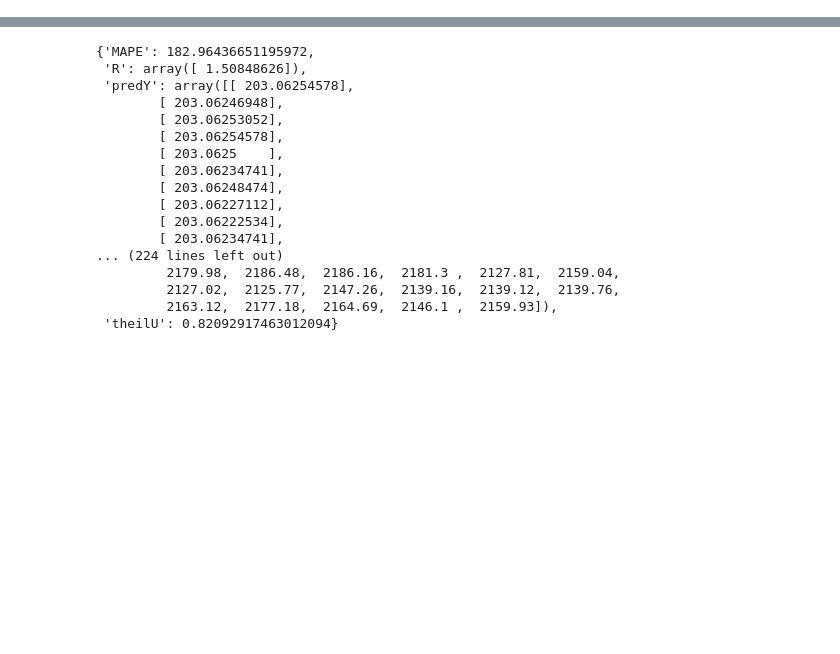
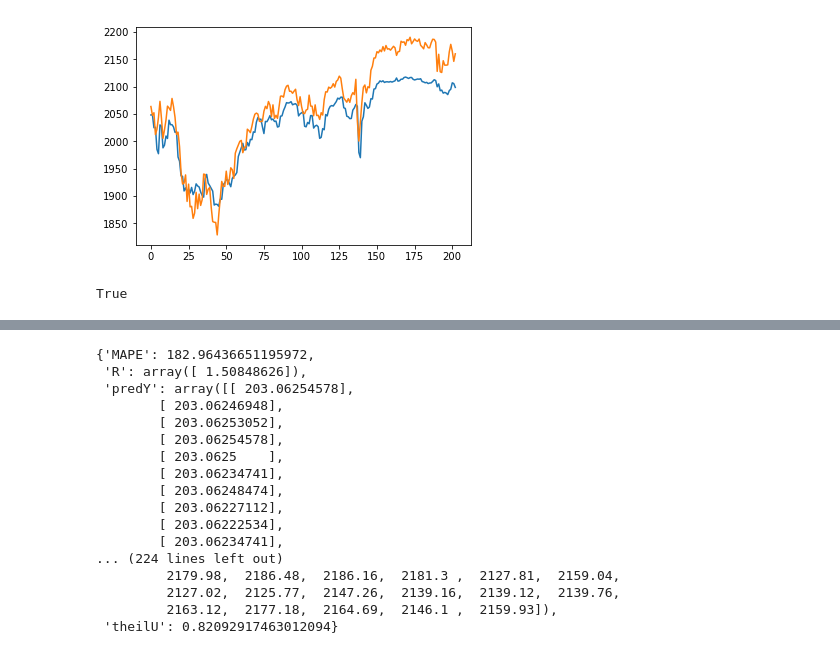
Before and after one commit to valcourgeau/intro-deep-learning-group, a Jupyter notebook: End2End_simpletest-val.ipynb, the cells around one changed output, grey strips where cells are left out. Cells and saved outputs as stored; diff of their text form; code cells hidden in the pictures; blank space fills up the shorter version.

```diff
--- a/End2End_simpletest-val.ipynb
+++ b/End2End_simpletest-val.ipynb
@@ -454,8 +504,13 @@ plt.show()
 # %%
 bugger_test = model.predict(testX)
 plt.plot(bugger_test)
 plt.plot(testY)
 plt.show()
+
+len(bugger_test) == len(testY)
+# %% [output]
+[figure, added]
+True
 # %%
 # plot train and validation loss
 plt.plot(history.history['loss'][-1000:])
```
Also changed, not shown: parts of 17 cells of this notebook, 3 other files.
